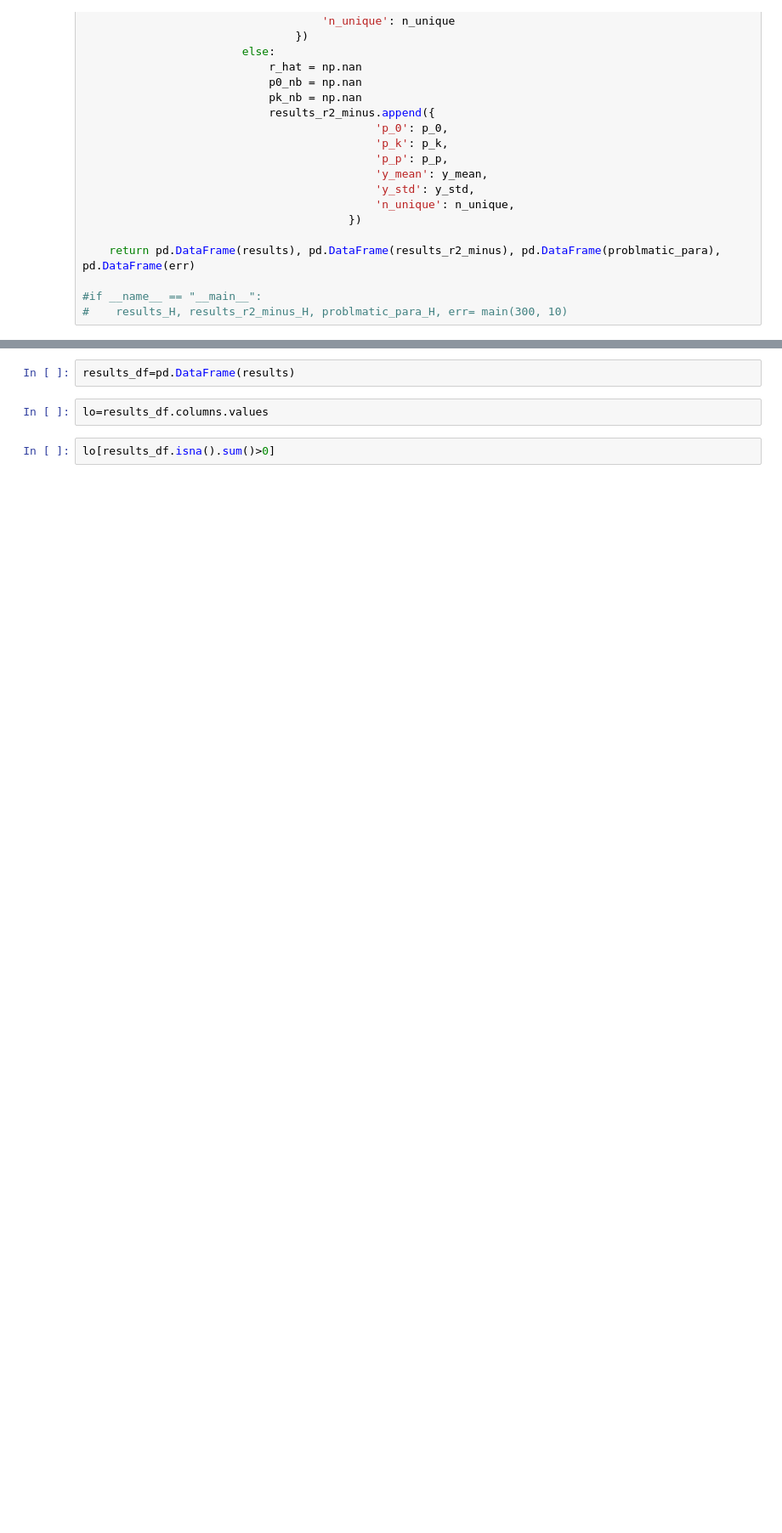
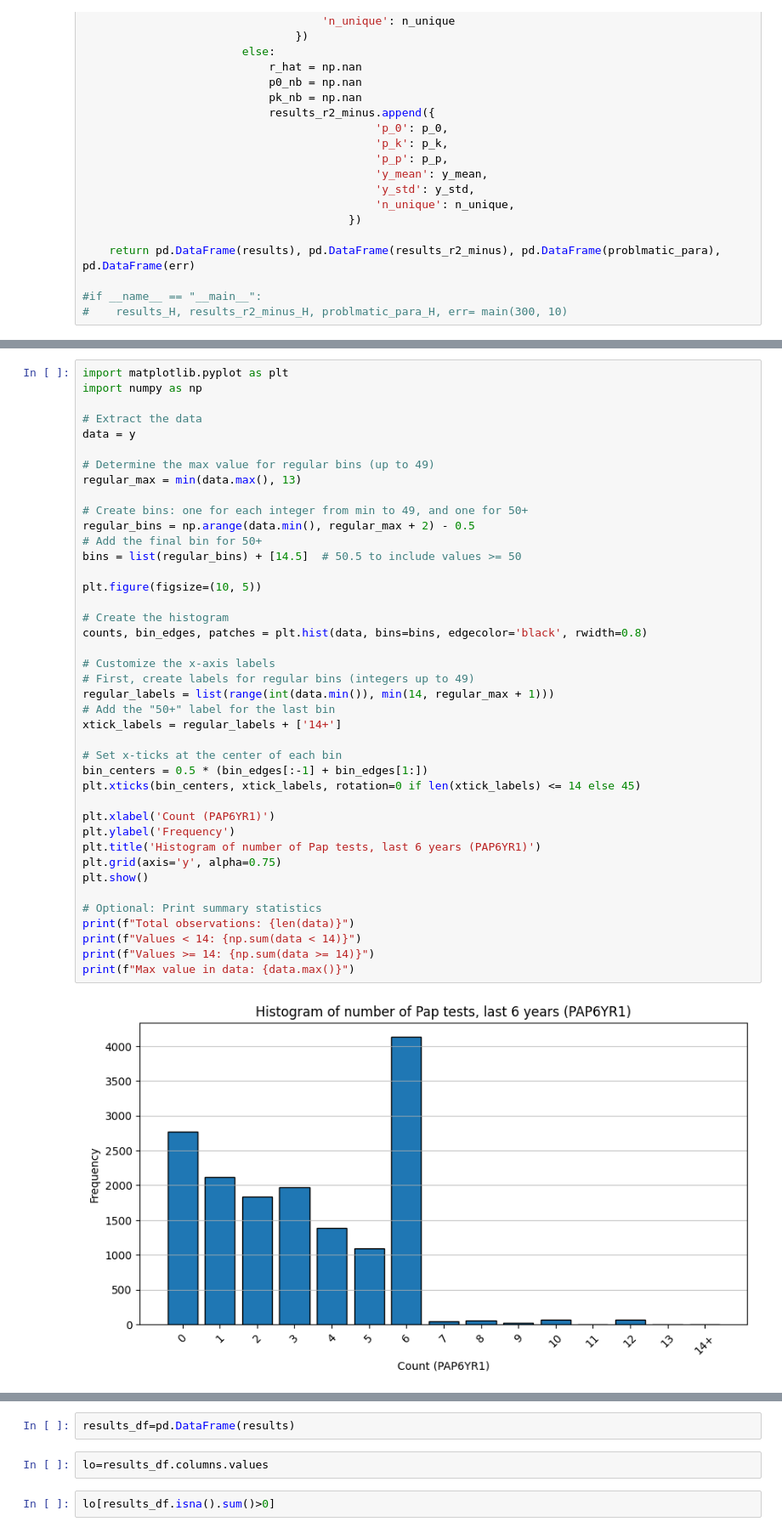
Before and after one commit to JPasindu/ResearchProjectMain, a Jupyter notebook: Final Simulation/Dataset/samadult/prepro2.ipynb, the cells around one changed output, grey strips where cells are left out. Shown at 85% size. Cells and saved outputs as stored; diff of their text form; blank space fills up the shorter version.

```diff
--- a/Final Simulation/Dataset/samadult/prepro2.ipynb
+++ b/Final Simulation/Dataset/samadult/prepro2.ipynb
@@ -1030,0 +948,43 @@ Singular matrix
+# %%
+import matplotlib.pyplot as plt
+import numpy as np
+
+# Extract the data
+data = y
+
+# Determine the max value for regular bins (up to 49)
+regular_max = min(data.max(), 13)
+
+# Create bins: one for each integer from min to 49, and one for 50+
+regular_bins = np.arange(data.min(), regular_max + 2) - 0.5
+# Add the final bin for 50+
+bins = list(regular_bins) + [14.5]  # 50.5 to include values >= 50
+
+plt.figure(figsize=(10, 5))
+
+# Create the histogram
+counts, bin_edges, patches = plt.hist(data, bins=bins, edgecolor='black', rwidth=0.8)
+
+# Customize the x-axis labels
+# First, create labels for regular bins (integers up to 49)
+regular_labels = list(range(int(data.min()), min(14, regular_max + 1)))
+# Add the "50+" label for the last bin
+xtick_labels = regular_labels + ['14+']
+
+# Set x-ticks at the center of each bin
+bin_centers = 0.5 * (bin_edges[:-1] + bin_edges[1:])
+plt.xticks(bin_centers, xtick_labels, rotation=0 if len(xtick_labels) <= 14 else 45)
+
+plt.xlabel('Count (PAP6YR1)')
+plt.ylabel('Frequency')
+plt.title('Histogram of number of Pap tests, last 6 years (PAP6YR1)')
+plt.grid(axis='y', alpha=0.75)
+plt.show()
+
+# Optional: Print summary statistics
+print(f"Total observations: {len(data)}")
+print(f"Values < 14: {np.sum(data < 14)}")
+print(f"Values >= 14: {np.sum(data >= 14)}")
+print(f"Max value in data: {data.max()}")
+# %% [output]
+[figure, added]
```
Also changed, not shown: parts of 28 cells of this notebook, 1 other file.
